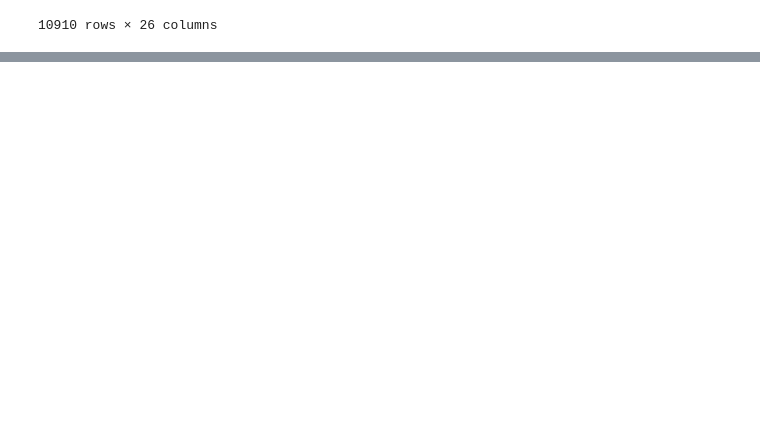
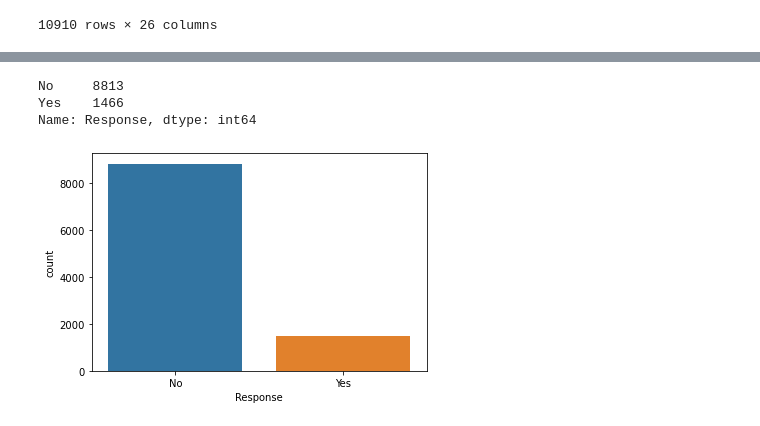
Before and after one commit to RheineB/lab-customer-analysis-round-2, a Jupyter notebook: Customer_Analysis.ipynb, the cells around one changed output, grey strips where cells are left out. Cells and saved outputs as stored; diff of their text form; code cells hidden in the pictures; blank space fills up the shorter version.

```diff
--- a/Customer_Analysis.ipynb
+++ b/Customer_Analysis.ipynb
@@ -111,0 +158,11 @@ data
+# %%
+data['Response'].value_counts()
+# %% [output]
+No     8813
+Yes    1466
+Name: Response, dtype: int64
+# %%
+sns.countplot(x='Response', data=data)
+plt.show()
+# %% [output]
+[figure, added]
```
Also changed, not shown: parts of 7 cells of this notebook.
